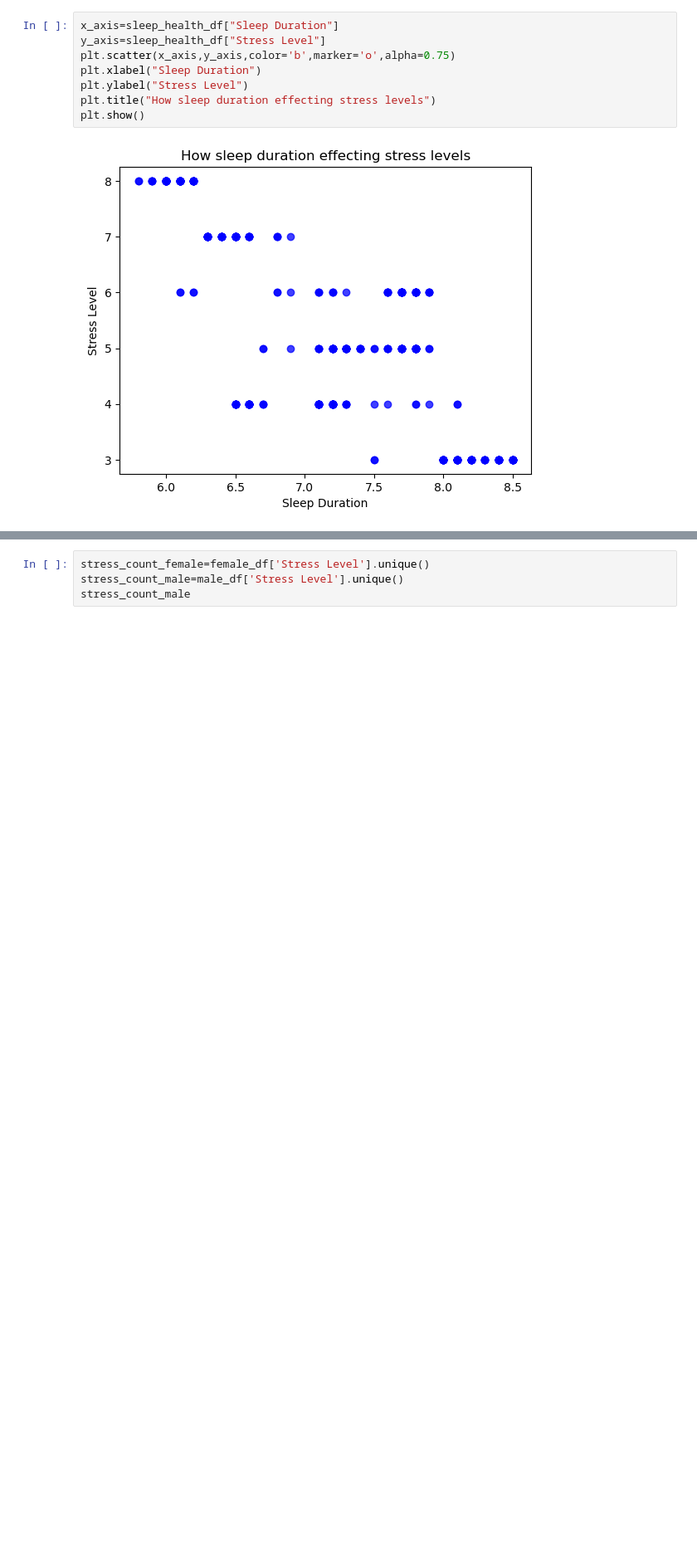
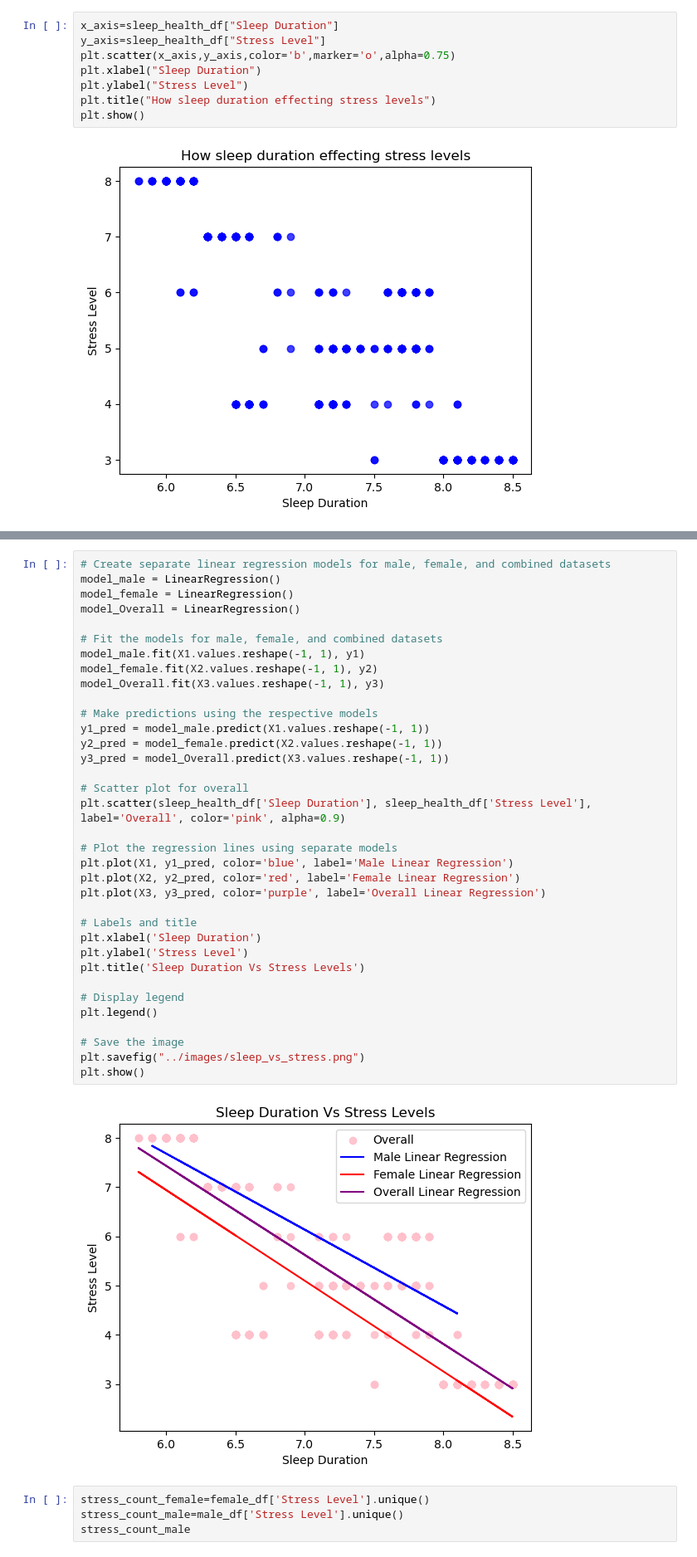
Before and after one commit to rfe123/umn_data_project_001, a Jupyter notebook: src/Deepika_Visualizations.ipynb, the cells around one changed output, grey strips where cells are left out. Shown: that part at 83% size. Cells and saved outputs as stored; diff of their text form; blank space fills up the shorter version.

```diff
--- a/src/Deepika_Visualizations.ipynb
+++ b/src/Deepika_Visualizations.ipynb
@@ -93,3 +122,40 @@ plt.show()
+# %%
+# Create separate linear regression models for male, female, and combined datasets
+model_male = LinearRegression()
+model_female = LinearRegression()
+model_Overall = LinearRegression()
+
+# Fit the models for male, female, and combined datasets
+model_male.fit(X1.values.reshape(-1, 1), y1)
+model_female.fit(X2.values.reshape(-1, 1), y2)
+model_Overall.fit(X3.values.reshape(-1, 1), y3)
+
+# Make predictions using the respective models
+y1_pred = model_male.predict(X1.values.reshape(-1, 1))
+y2_pred = model_female.predict(X2.values.reshape(-1, 1))
+y3_pred = model_Overall.predict(X3.values.reshape(-1, 1))
+
+# Scatter plot for overall
+plt.scatter(sleep_health_df['Sleep Duration'], sleep_health_df['Stress Level'], label='Overall', color='pink', alpha=0.9)
+
+# Plot the regression lines using separate models
+plt.plot(X1, y1_pred, color='blue', label='Male Linear Regression')
+plt.plot(X2, y2_pred, color='red', label='Female Linear Regression')
+plt.plot(X3, y3_pred, color='purple', label='Overall Linear Regression')
+
+# Labels and title
+plt.xlabel('Sleep Duration')
+plt.ylabel('Stress Level')
+plt.title('Sleep Duration Vs Stress Levels')
+
+# Display legend
+plt.legend()
+
+# Save the image
+plt.savefig("../images/sleep_vs_stress.png")
+plt.show()
+# %% [output]
+[figure, added]
 # %%
 stress_count_female=female_df['Stress Level'].unique()
 stress_count_male=male_df['Stress Level'].unique()
```
Also changed, not shown: parts of 6 cells of this notebook, 3 other files.
